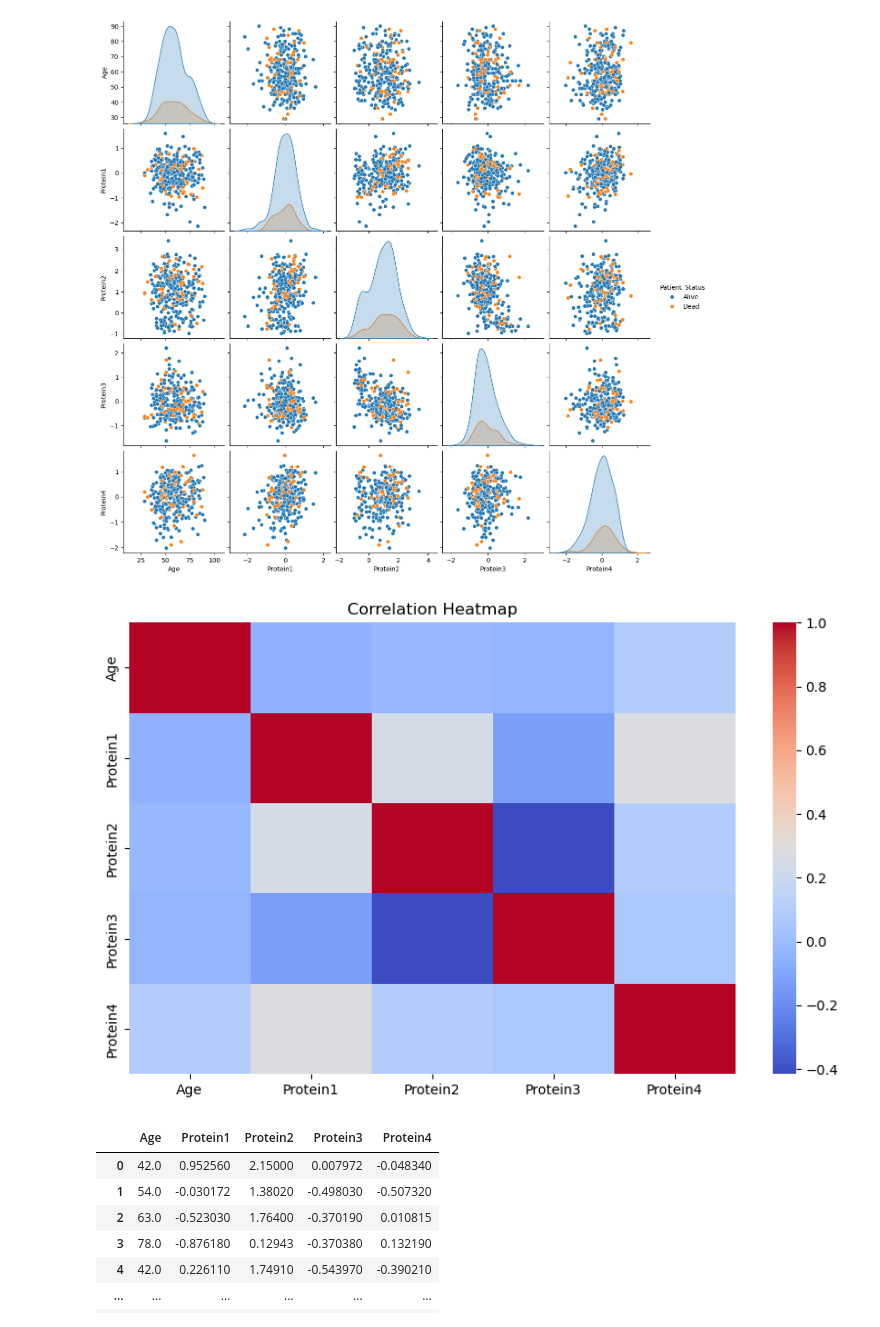
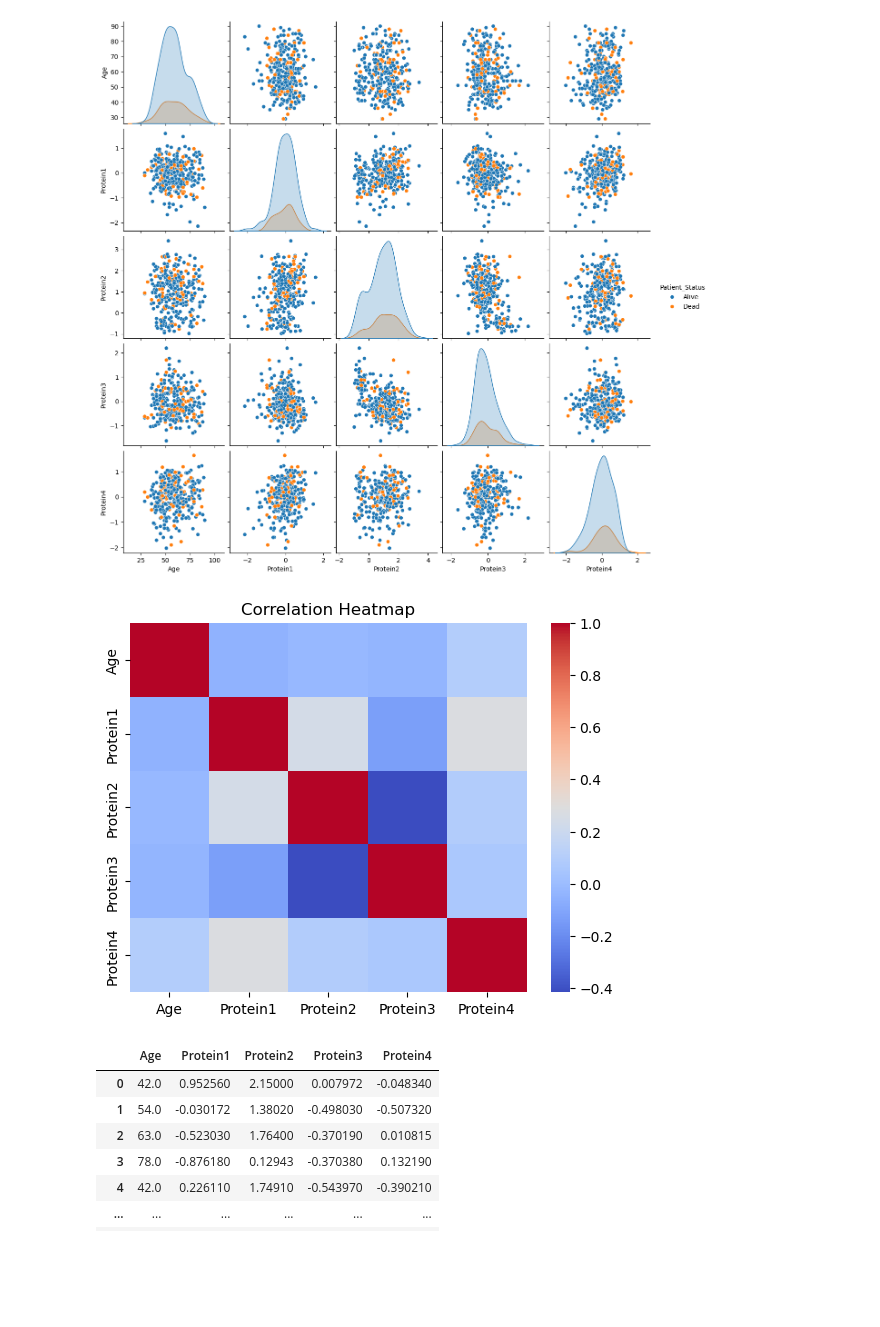
Before and after one commit to Priyanshi-Vishwakarma22/Breast_Cancer_Detection, a Jupyter notebook: notebooks/EDA_breast_cancer.ipynb, the cells around one changed output. Drawn from its saved outputs; the diff is of its cells as text; code cells hidden in the pictures; blank space fills up the shorter version.

Commit message:
Updated model and added graphs

```diff
--- a/notebooks/EDA_breast_cancer.ipynb
+++ b/notebooks/EDA_breast_cancer.ipynb
@@ -7,6 +7,6 @@ import seaborn as sns
 import warnings
 warnings.filterwarnings('ignore')
 # %%
-#load data
-df = pd.read_csv("C:/Users/Sakshi/Downloads/data.csv")
+# load data
+df = pd.read_csv("data/data.csv")
 # %%
@@ -74,7 +74,7 @@ Date_of_Last_Visit    17
 Patient_Status        13
 dtype: int64
 # %%
-cols=['Protein1','Protein2','Protein3','Protein4',]
+cols=[ 'Protein1', 'Protein2', 'Protein3', 'Protein4' ]
 # %%
 df[cols]=df[cols].replace(0,np.NAN)
 # %%
@@ -186,13 +195,13 @@ p=sns.pairplot(df,hue='Patient_Status')
 # %% [output]
 [figure]
 # %%
-#correlation heatmap
-plt.figure(figsize=(10,6))
-sns.heatmap(df.corr(numeric_only=True), cmap='coolwarm')
+# correlation heatmap
+plt.Figure(figsize=(10,6))
+sns.heatmap(df.corr(numeric_only=True),cmap='coolwarm')
 plt.title("Correlation Heatmap")
 plt.show()
 # %% [output]
-[figure, old version]
+[figure, new version]
 # %%
 df_num
 # %% [output]
```
Also changed, not shown: parts of 56 cells of this notebook.
